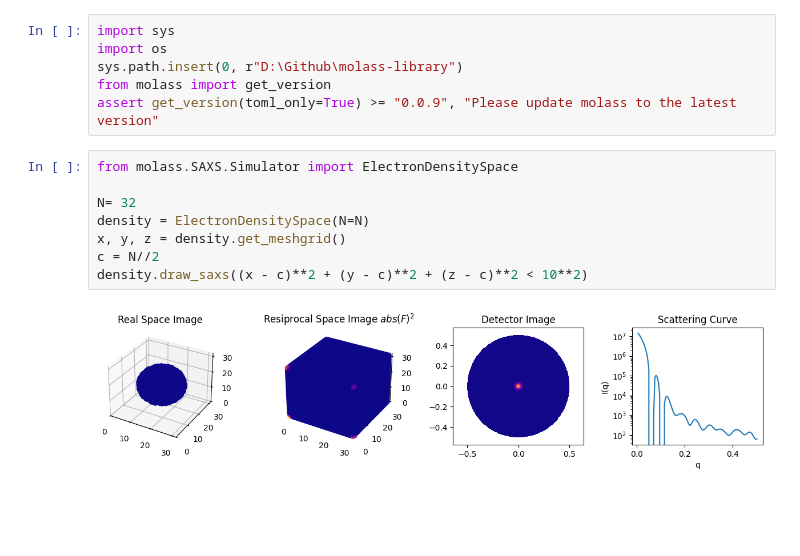
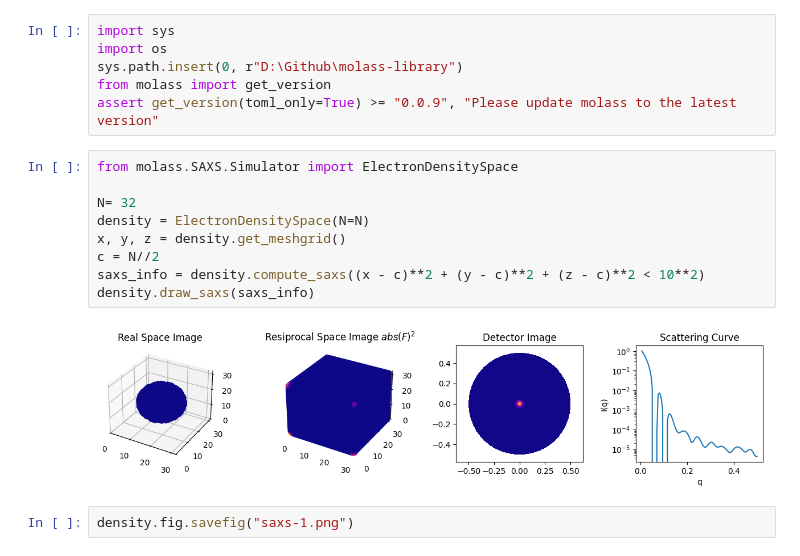
Before and after one commit to freesemt/molass-essence, a Jupyter notebook: chapters/08/saxs-basics.ipynb, the cells around one changed output. Saved outputs shown, nothing was run; the diff lists cells and outputs as text; blank space fills up the shorter version.

Commit message:
Add to Scattering Curve Models

```diff
--- a/chapters/08/saxs-basics.ipynb
+++ b/chapters/08/saxs-basics.ipynb
@@ -27,10 +27,13 @@ assert get_version(toml_only=True) >= "0.0.9", "Please update molass to the late
 # %%
 from molass.SAXS.Simulator import ElectronDensitySpace
 
 N= 32
 density = ElectronDensitySpace(N=N)
 x, y, z = density.get_meshgrid()
 c = N//2
-density.draw_saxs((x - c)**2 + (y - c)**2 + (z - c)**2 < 10**2)
+saxs_info = density.compute_saxs((x - c)**2 + (y - c)**2 + (z - c)**2 < 10**2)
+density.draw_saxs(saxs_info)
 # %% [output]
-[figure, old version]
+[figure, new version]
+# %%
+density.fig.savefig("saxs-1.png")
```
